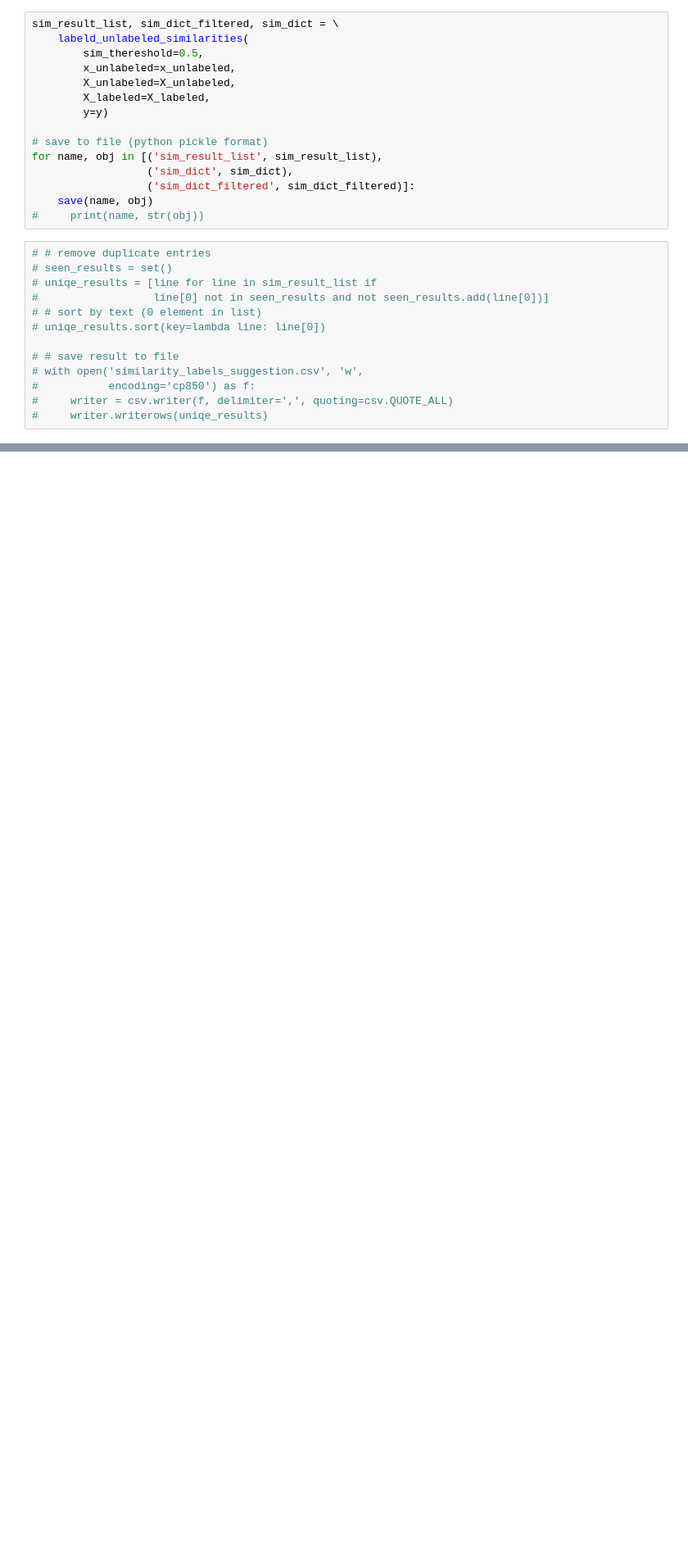
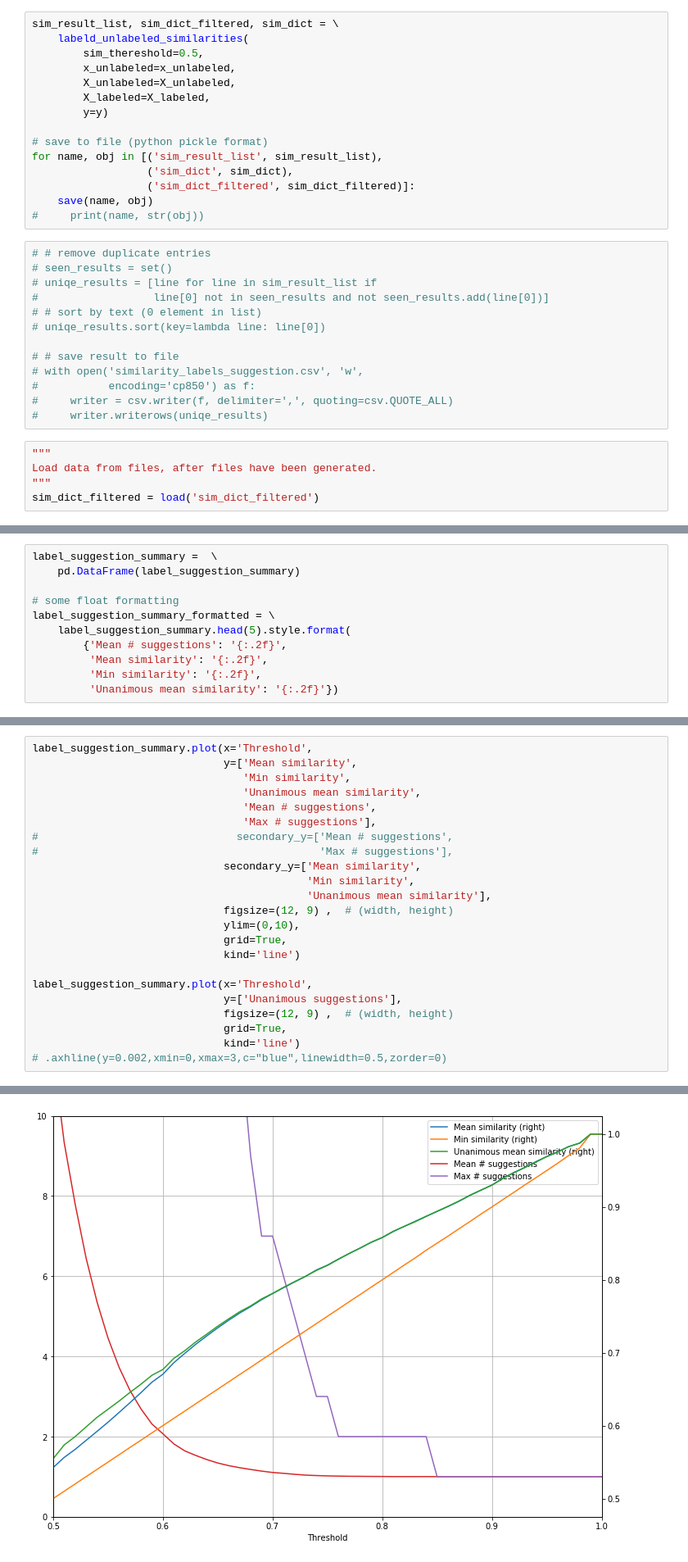
Before and after one commit to jraiskin/Automated_categorization_medication, a Jupyter notebook: suggest_from_unlabeled_data.ipynb, the cells around one changed output, grey strips where cells are left out. Shown at 82% size. Cells and saved outputs as stored; diff of their text form; blank space fills up the shorter version.

Commit message:
load from file, analyze, plot, save CSV

```diff
--- a/suggest_from_unlabeled_data.ipynb
+++ b/suggest_from_unlabeled_data.ipynb
@@ -156,3 +164,8 @@ for name, obj in [('sim_result_list', sim_result_list),
 #           encoding='cp850') as f:
 #     writer = csv.writer(f, delimiter=',', quoting=csv.QUOTE_ALL)
 #     writer.writerows(uniqe_results)
+# %%
+"""
+Load data from files, after files have been generated.
+"""
+sim_dict_filtered = load('sim_dict_filtered')
@@ -158,0 +259,11 @@ for name, obj in [('sim_result_list', sim_result_list),
+# %%
+label_suggestion_summary =  \
+    pd.DataFrame(label_suggestion_summary)
+
+# some float formatting
+label_suggestion_summary_formatted = \
+    label_suggestion_summary.head(5).style.format(
+        {'Mean # suggestions': '{:.2f}',
+         'Mean similarity': '{:.2f}',
+         'Min similarity': '{:.2f}',
+         'Unanimous mean similarity': '{:.2f}'})
@@ -158,0 +280,24 @@ for name, obj in [('sim_result_list', sim_result_list),
+# %%
+label_suggestion_summary.plot(x='Threshold',
+                              y=['Mean similarity',
+                                 'Min similarity',
+                                 'Unanimous mean similarity',
+                                 'Mean # suggestions',
+                                 'Max # suggestions'],
+#                               secondary_y=['Mean # suggestions',
+#                                            'Max # suggestions'],
+                              secondary_y=['Mean similarity',
+                                           'Min similarity',
+                                           'Unanimous mean similarity'],
+                              figsize=(12, 9) ,  # (width, height)
+                              ylim=(0,10),
+                              grid=True,
+                              kind='line')
+
+label_suggestion_summary.plot(x='Threshold',
+                              y=['Unanimous suggestions'],
+                              figsize=(12, 9) ,  # (width, height)
+                              grid=True,
+                              kind='line')
+# .axhline(y=0.002,xmin=0,xmax=3,c="blue",linewidth=0.5,zorder=0)
+# %% [output]
@@ -158,0 +305 @@ for name, obj in [('sim_result_list', sim_result_list),
+[figure, added]
```
Also changed, not shown: parts of 14 cells of this notebook.
